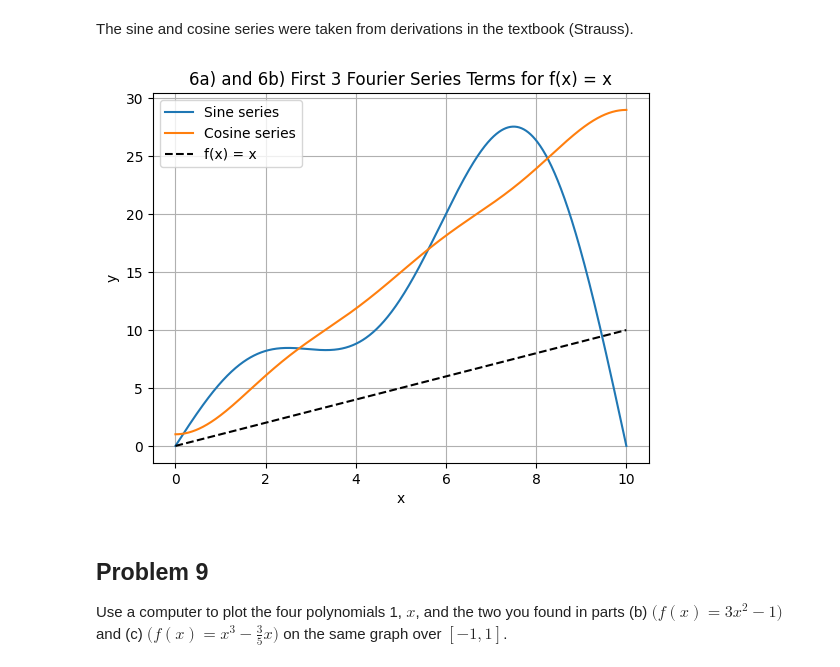
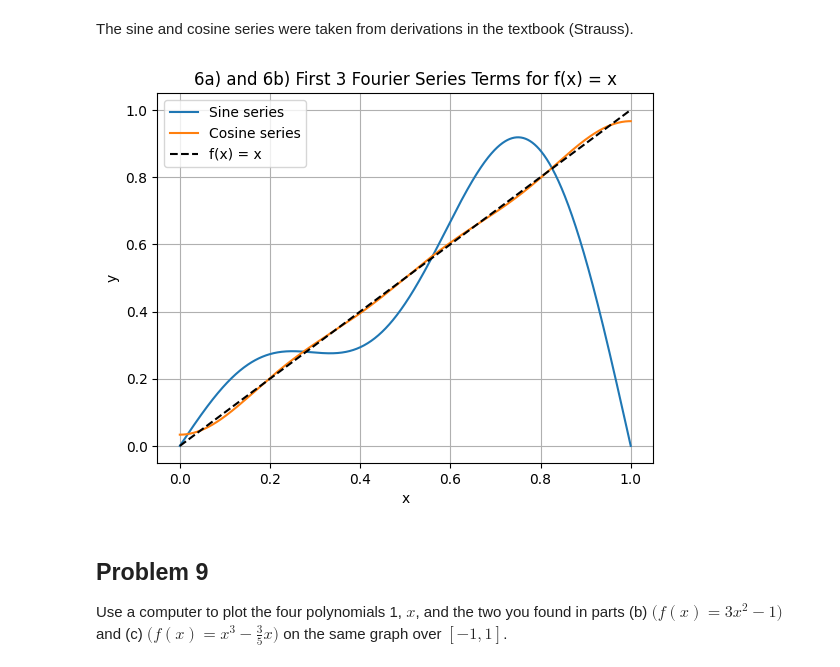
Before and after one commit to maxmartin40/MATH-5440-Code, a Jupyter notebook: Homework3.ipynb, the cells around one changed output. Drawn from its saved outputs; the diff is of its cells as text; code cells hidden in the pictures.

Commit message:
Fix series functions and edit x range on graph

```diff
--- a/Homework3.ipynb
+++ b/Homework3.ipynb
@@ -11,37 +11,32 @@ import matplotlib.pyplot as plt
 # %% [markdown]
 The sine and cosine series were taken from derivations in the textbook (Strauss).
 # %%
-def sine_series(x,l,n):
+def sine_series(x,l):
     sine_sum = np.zeros_like(x,dtype=float)
-    for i in range(1,n+1):
-        phi = (2*l/np.pi)*(np.sin(np.pi*x/l)-0.5*np.sin(2*np.pi*x/l)+(1/3)*np.sin(3*np.pi*x/l))
-        sine_sum += phi
-    return sine_sum
+    phi = (2*l/np.pi)*(np.sin(np.pi*x/l)-0.5*np.sin(2*np.pi*x/l)+(1/3)*np.sin(3*np.pi*x/l))
+    return phi
 
-def cosine_series(x,l,m):
+def cosine_series(x,l):
     cosine_sum = (l/2) * np.zeros_like(x,dtype=float)
-    for i in range(1,m+1):
-        #phi = (l/2) - (4*l)/(np.pi**2) * (np.cos(np.pi*x/l) + (1/9)*np.cos(3*np.pi(x)/l) + (1/25)*np.cos(5*np.pi*x/l))
-        phi = (l/2) - (4*l/np.pi**2)*(np.cos(np.pi*x/l) + (1/9)*np.cos(3*np.pi*x/l) + (1/25)*np.cos(5*np.pi*x/l))
-        cosine_sum += phi
-    return cosine_sum
+    phi = (l/2) - (4*l/np.pi**2)*(np.cos(np.pi*x/l) + (1/9)*np.cos(3*np.pi*x/l) + (1/25)*np.cos(5*np.pi*x/l))
+    return phi
 # %%
-L = 10
+L = 1
 
 x = np.linspace(0,L,1000)
 
-plt.plot(x, sine_series(x, L, 3), label="Sine series")
-plt.plot(x, cosine_series(x, L, 3), label="Cosine series")
+plt.plot(x, sine_series(x, L), label="Sine series")
+plt.plot(x, cosine_series(x, L), label="Cosine series")
 plt.plot(x, x, "k--", label="f(x) = x")
 
 plt.xlabel("x")
 plt.ylabel("y")
 plt.title("6a) and 6b) First 3 Fourier Series Terms for f(x) = x")
 plt.grid(True)
 plt.legend()
 plt.show()
 # %% [output]
-[figure, old version]
+[figure, new version]
 # %% [markdown]
 ## Problem 9
 
```
